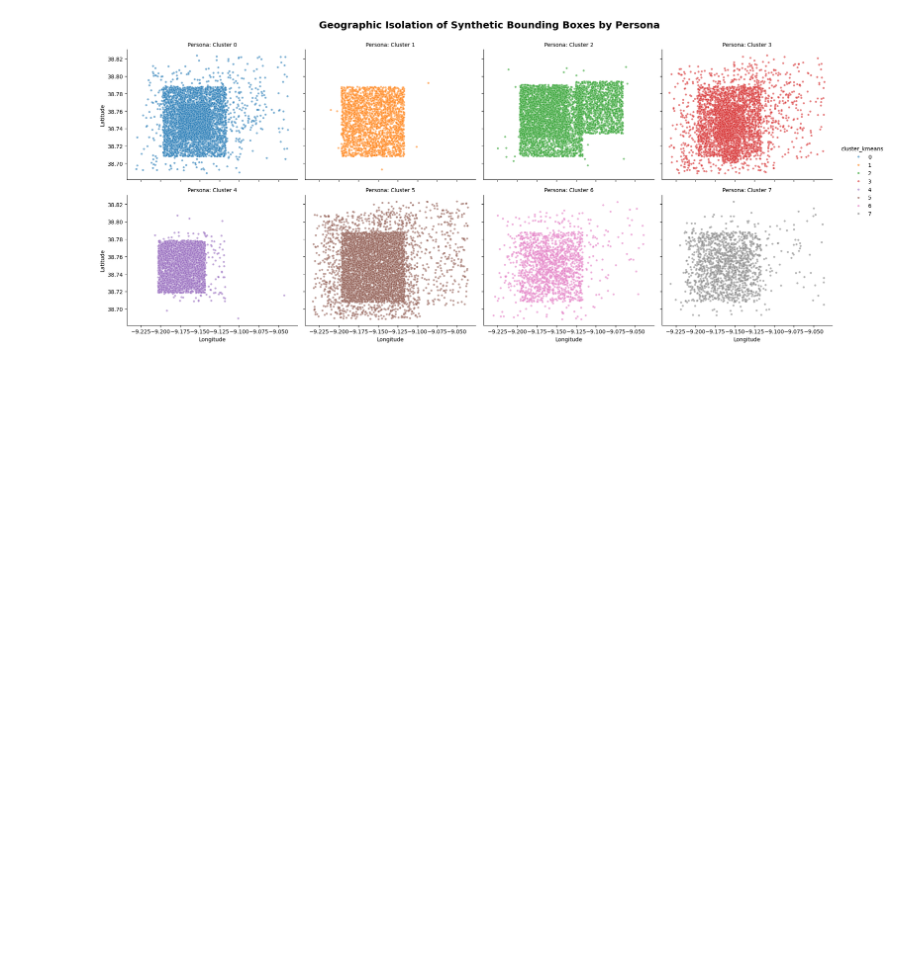
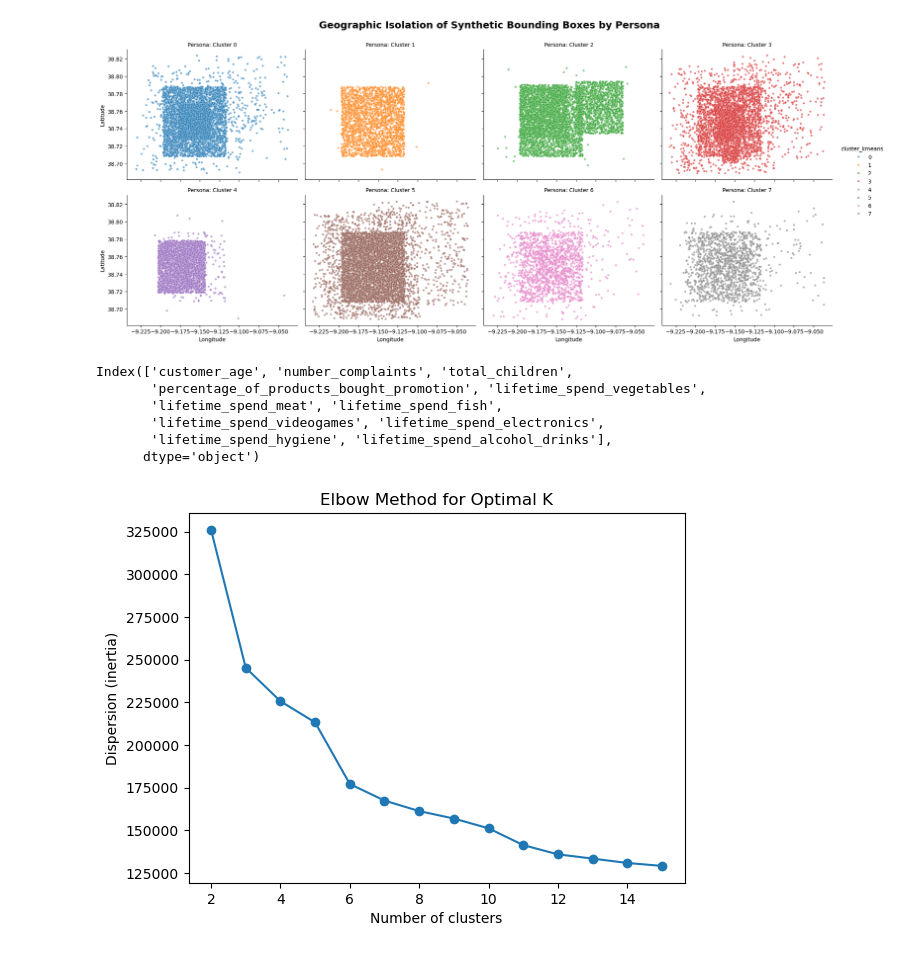
Before and after one commit to tiago2806/ml_project, a Jupyter notebook: notebooks/03_modelling.ipynb, the cells around one changed output. Drawn from its saved outputs; the diff is of its cells as text; code cells hidden in the pictures; blank space fills up the shorter version.

Commit message:
clustering lifetime

```diff
--- a/notebooks/03_modelling.ipynb
+++ b/notebooks/03_modelling.ipynb
@@ -107,7 +108,7 @@ The data was normalized using **StandardScaler**. Without standardization, featu
 Also, as it was not necessary to use the `lifetime_spend` columns as they were originally, we did not use any log transformation
 .
 # %%
-X_scaled = scaling(X) #Standard Scaler
+X_scaled_perc = scaling(X_perc) #Standard Scaler
 # %% [markdown]
 ## **3. Determining the Optimal Number of Clusters (K)**
 # %% [markdown]
@@ -245,7 +246,7 @@ plt.show()
 # %% [output]
 NameError: name 'K_range' is not defined
 # %%
-dataset['cluster_agglomerative'] = AgglomerativeClustering(linkage='ward', n_clusters=8).fit_predict(X_scaled)
+dataset['cluster_agglomerative'] = AgglomerativeClustering(linkage='ward', n_clusters=8).fit_predict(X_scaled_perc)
 # %%
 dataset.columns
 # %% [output]
@@ -450,3 +448,34 @@ g.set_titles('Persona: Cluster {col_name}') # Names each subplot automatically
 plt.show()
 # %% [output]
 [figure]
+# %%
+features_lifetime = [
+    'customer_age',
+    'number_complaints',
+    'total_children',
+
+    'percentage_of_products_bought_promotion',
+    'lifetime_spend_vegetables',
+    'lifetime_spend_meat',
+    'lifetime_spend_fish',
+    'lifetime_spend_videogames',
+    'lifetime_spend_electronics',
+    'lifetime_spend_hygiene',
+    'lifetime_spend_alcohol_drinks',
+]
+
+X_lifetime = dataset[features_lifetime].copy()
+X_lifetime.columns
+# %% [output]
+Index(['customer_age', 'number_complaints', 'total_children',
+       'percentage_of_products_bought_promotion', 'lifetime_spend_vegetables',
+       'lifetime_spend_meat', 'lifetime_spend_fish',
+       'lifetime_spend_videogames', 'lifetime_spend_electronics',
+       'lifetime_spend_hygiene', 'lifetime_spend_alcohol_drinks'],
+      dtype='object')
+# %%
+X_scaled_lifetime = scaling(X_lifetime) #Standard Scaler
+# %%
+plot_elbow(X_scaled_lifetime, k_range= 15)
+# %% [output]
+[figure, added]
```
Also changed, not shown: parts of 21 cells of this notebook, 2 other files.
